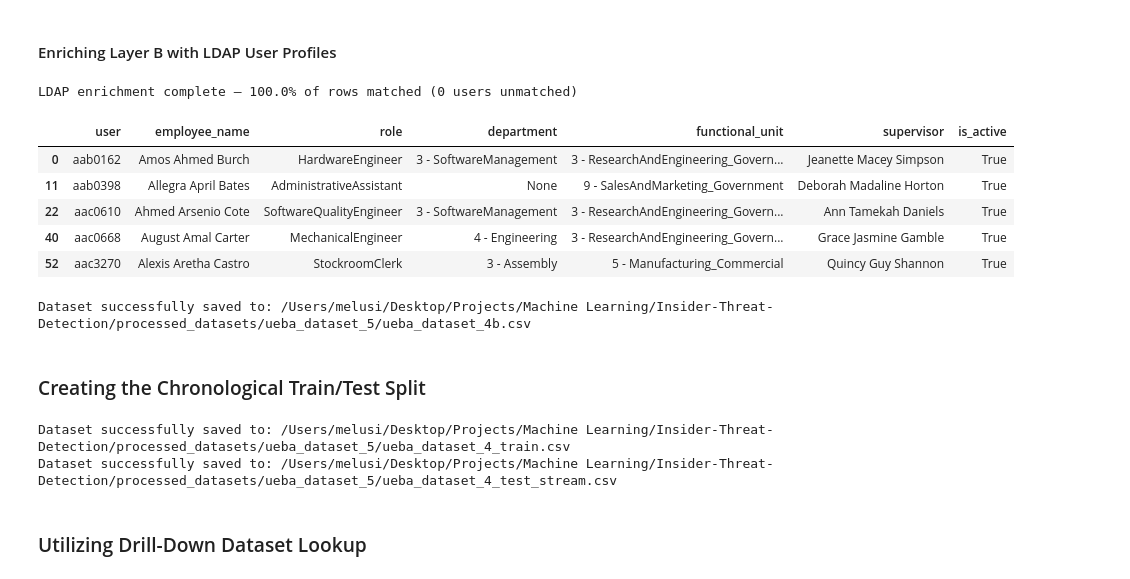
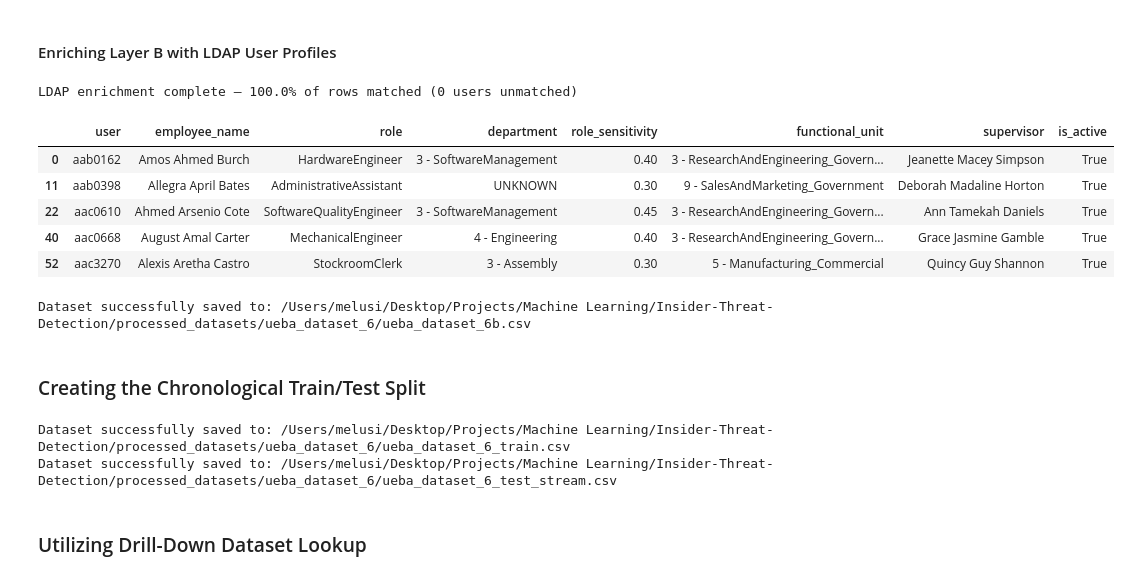
Before and after one commit to Aaron-Loera/Insider-Threat-Detection, a Jupyter notebook: CERT_Preprocessing.ipynb, the cells around one changed output. Saved outputs shown, nothing was run; the diff lists cells and outputs as text; code cells hidden in the pictures.

```diff
--- a/CERT_Preprocessing.ipynb
+++ b/CERT_Preprocessing.ipynb
@@ -101,29 +86,30 @@ layer_b_dataset.head()
 # %%
 layer_b_dataset = layer_b_dataset.merge(user_profiles, on="user", how="left")
 
 layer_b_dataset["department"] = layer_b_dataset["department"].fillna("UNKNOWN")
+layer_b_dataset["role_sensitivity"] = compute_role_sensitivity(layer_b_dataset["role"], layer_b_dataset["department"])
 
 _coverage = layer_b_dataset["employee_name"].notna().mean()
 _unmatched = layer_b_dataset.loc[layer_b_dataset["employee_name"].isna(), "user"].nunique()
 print(f"LDAP enrichment complete — {_coverage:.1%} of rows matched ({_unmatched} users unmatched)")
 
-layer_b_dataset[["user", "employee_name", "role", "department", "functional_unit", "supervisor", "is_active"]].drop_duplicates("user").head()
+layer_b_dataset[["user", "employee_name", "role", "department", "role_sensitivity", "functional_unit", "supervisor", "is_active"]].drop_duplicates("user").head()
 # %% [output]
 LDAP enrichment complete — 100.0% of rows matched (0 users unmatched)
-|  | user | employee_name | role | department | functional_unit | supervisor | is_active |
-| 0 | aab0162 | Amos Ahmed Burch | HardwareEngineer | 3 - SoftwareManagement | 3 - ResearchAndEngineering_Govern... | Jeanette Macey Simpson | True |
-| 11 | aab0398 | Allegra April Bates | AdministrativeAssistant | None | 9 - SalesAndMarketing_Government | Deborah Madaline Horton | True |
-| 22 | aac0610 | Ahmed Arsenio Cote | SoftwareQualityEngineer | 3 - SoftwareManagement | 3 - ResearchAndEngineering_Govern... | Ann Tamekah Daniels | True |
-| 40 | aac0668 | August Amal Carter | MechanicalEngineer | 4 - Engineering | 3 - ResearchAndEngineering_Govern... | Grace Jasmine Gamble | True |
-| 52 | aac3270 | Alexis Aretha Castro | StockroomClerk | 3 - Assembly | 5 - Manufacturing_Commercial | Quincy Guy Shannon | True |
+|  | user | employee_name | role | department | role_sensitivity | functional_unit | supervisor | is_active |
+| 0 | aab0162 | Amos Ahmed Burch | HardwareEngineer | 3 - SoftwareManagement | 0.40 | 3 - ResearchAndEngineering_Govern... | Jeanette Macey Simpson | True |
+| 11 | aab0398 | Allegra April Bates | AdministrativeAssistant | UNKNOWN | 0.30 | 9 - SalesAndMarketing_Government | Deborah Madaline Horton | True |
+| 22 | aac0610 | Ahmed Arsenio Cote | SoftwareQualityEngineer | 3 - SoftwareManagement | 0.45 | 3 - ResearchAndEngineering_Govern... | Ann Tamekah Daniels | True |
+| 40 | aac0668 | August Amal Carter | MechanicalEngineer | 4 - Engineering | 0.40 | 3 - ResearchAndEngineering_Govern... | Grace Jasmine Gamble | True |
+| 52 | aac3270 | Alexis Aretha Castro | StockroomClerk | 3 - Assembly | 0.30 | 5 - Manufacturing_Commercial | Quincy Guy Shannon | True |
 # %%
 layer_b_path = save_dataset(
     dataset=layer_b_dataset,
-    filename="ueba_dataset_4b.csv",
+    filename="ueba_dataset_6b.csv",
     output_dir=DEFAULT_OUTPUT_DIR
 )
 # %% [output]
-Dataset successfully saved to: /Users/melusi/Desktop/Projects/Machine Learning/Insider-Threat-Detection/processed_datasets/ueba_dataset_5/ueba_dataset_4b.csv
+Dataset successfully saved to: /Users/melusi/Desktop/Projects/Machine Learning/Insider-Threat-Detection/processed_datasets/ueba_dataset_6/ueba_dataset_6b.csv
 # %% [markdown]
 ### Creating the Chronological Train/Test Split
 # %%
@@ -131,11 +117,11 @@ Dataset successfully saved to: /Users/melusi/Desktop/Projects/Machine Learning/I
 train_df, test_df = chronological_split(df=layer_b_dataset, split_ratio=0.9)
 # %%
 # Saving training and testing sets
-train_path = save_dataset(train_df, "ueba_dataset_4_train.csv", DEFAULT_OUTPUT_DIR)
-test_path = save_dataset(test_df, "ueba_dataset_4_test_stream.csv", DEFAULT_OUTPUT_DIR)
+train_path = save_dataset(train_df, "ueba_dataset_6_train.csv", DEFAULT_OUTPUT_DIR)
+test_path = save_dataset(test_df, "ueba_dataset_6_test_stream.csv", DEFAULT_OUTPUT_DIR)
 # %% [output]
-Dataset successfully saved to: /Users/melusi/Desktop/Projects/Machine Learning/Insider-Threat-Detection/processed_datasets/ueba_dataset_5/ueba_dataset_4_train.csv
-Dataset successfully saved to: /Users/melusi/Desktop/Projects/Machine Learning/Insider-Threat-Detection/processed_datasets/ueba_dataset_5/ueba_dataset_4_test_stream.csv
+Dataset successfully saved to: /Users/melusi/Desktop/Projects/Machine Learning/Insider-Threat-Detection/processed_datasets/ueba_dataset_6/ueba_dataset_6_train.csv
+Dataset successfully saved to: /Users/melusi/Desktop/Projects/Machine Learning/Insider-Threat-Detection/processed_datasets/ueba_dataset_6/ueba_dataset_6_test_stream.csv
 # %% [markdown]
 ###  Utilizing Drill-Down Dataset Lookup
 # %%
```
Also changed, not shown: parts of 2 cells of this notebook, 1 other file.
